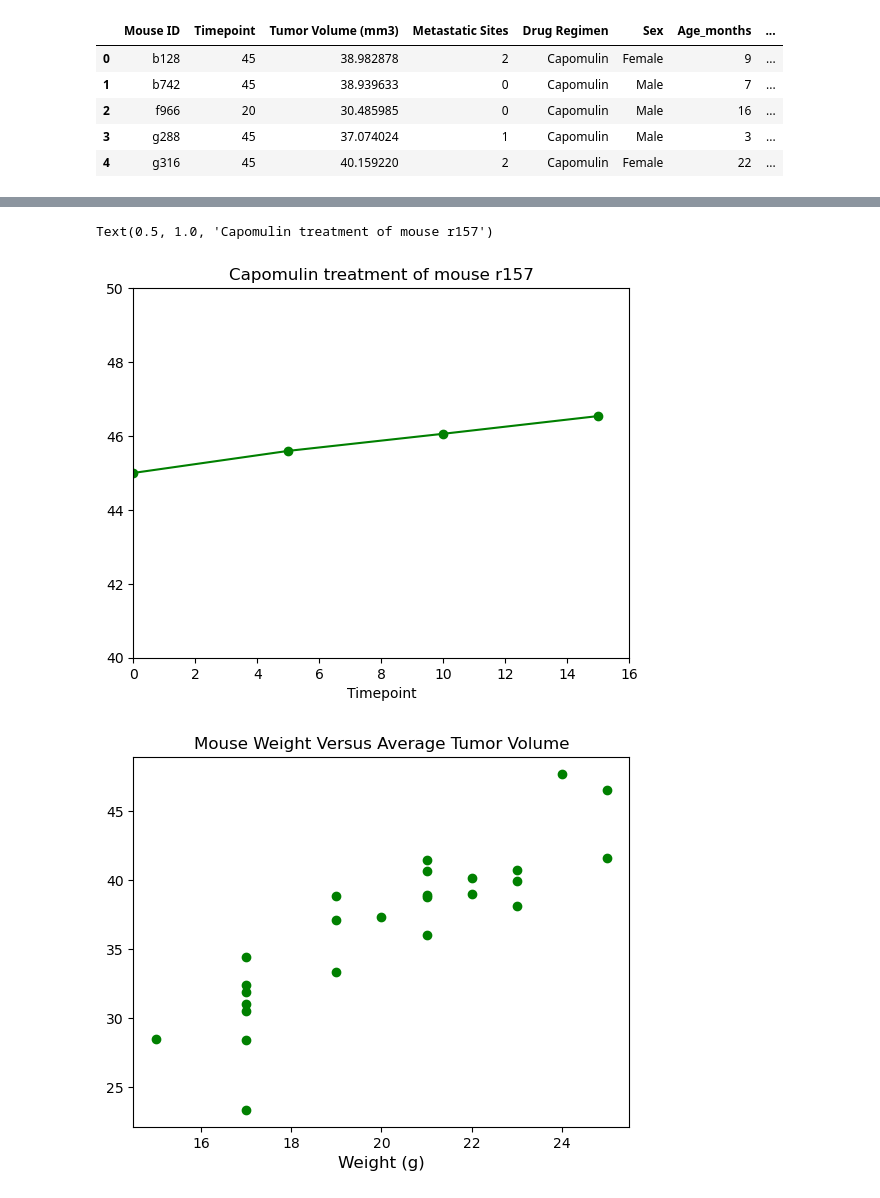
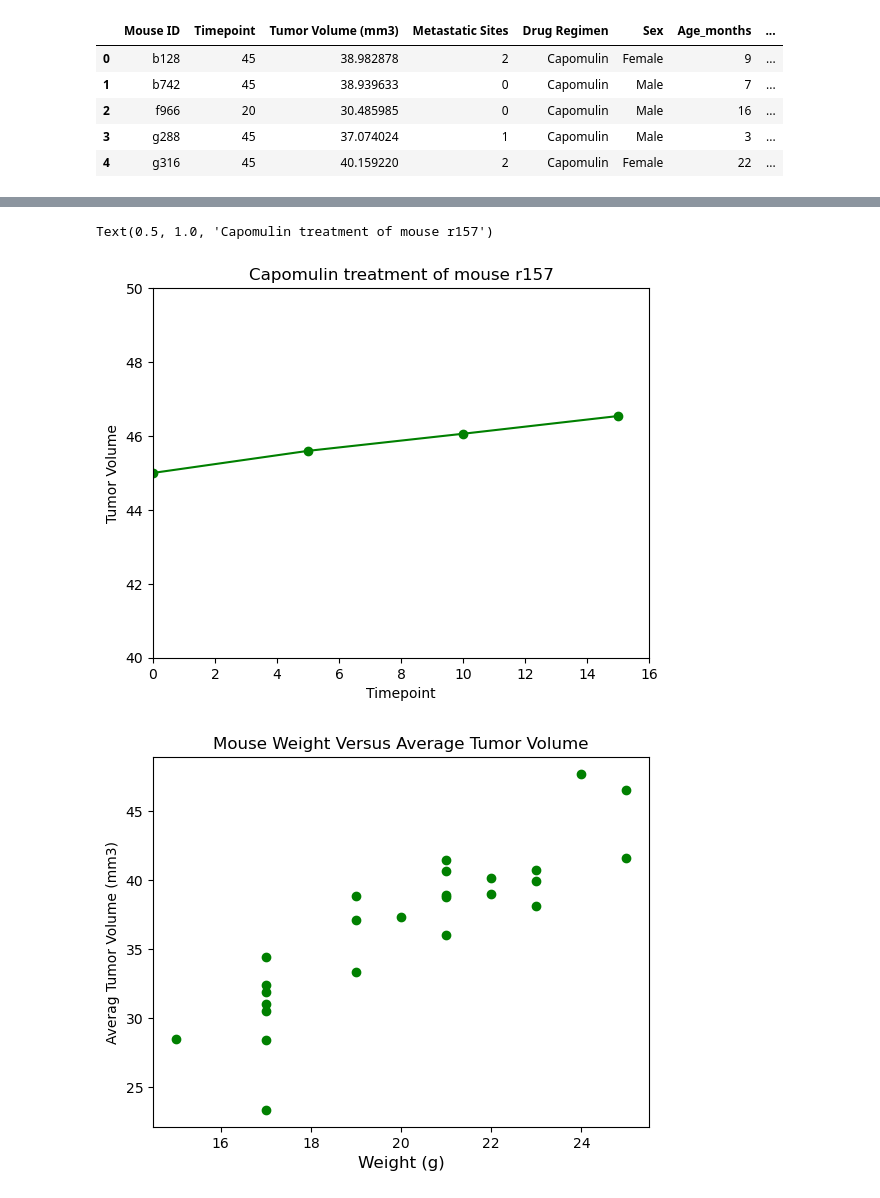
Before and after one commit to agom2429/Mouse-Project, a Jupyter notebook: Maine.ipynb, the cells around one changed output, grey strips where cells are left out. Saved outputs shown, nothing was run; the diff lists cells and outputs as text; code cells hidden in the pictures.

```diff
--- a/Maine.ipynb
+++ b/Maine.ipynb
@@ -279,20 +280,20 @@ plt.plot(Capomulin_graph["Timepoint"],Capomulin_graph["Tumor Volume (mm3)"], mar
 plt.ylim(40,50)
 plt.xlim(0,16)
 plt.xlabel("Timepoint")
-#plt.ylabel("Tumor Volume")
+plt.ylabel("Tumor Volume")
 plt.title("Capomulin treatment of mouse r157" )
 # %% [output]
 Text(0.5, 1.0, 'Capomulin treatment of mouse r157')
-[figure, old version]
+[figure, new version]
 # %%
 fig1, ax1 = plt.subplots()
 avg_capm_vol =Capomulin_df.groupby(['Mouse ID']).mean()
 
 marker_size=12
 plt.scatter(avg_capm_vol['Weight (g)'],avg_capm_vol['Tumor Volume (mm3)'], color="green")
 plt.title('Mouse Weight Versus Average Tumor Volume')
 plt.xlabel('Weight (g)',fontsize =12)
-#plt.ylabel('Averag Tumor Volume (mm3)')
+plt.ylabel('Averag Tumor Volume (mm3)')
 numeric_only=True
 # %% [output]
-[figure, old version]
+[figure, new version]
```
Also changed, not shown: parts of 4 cells of this notebook.
